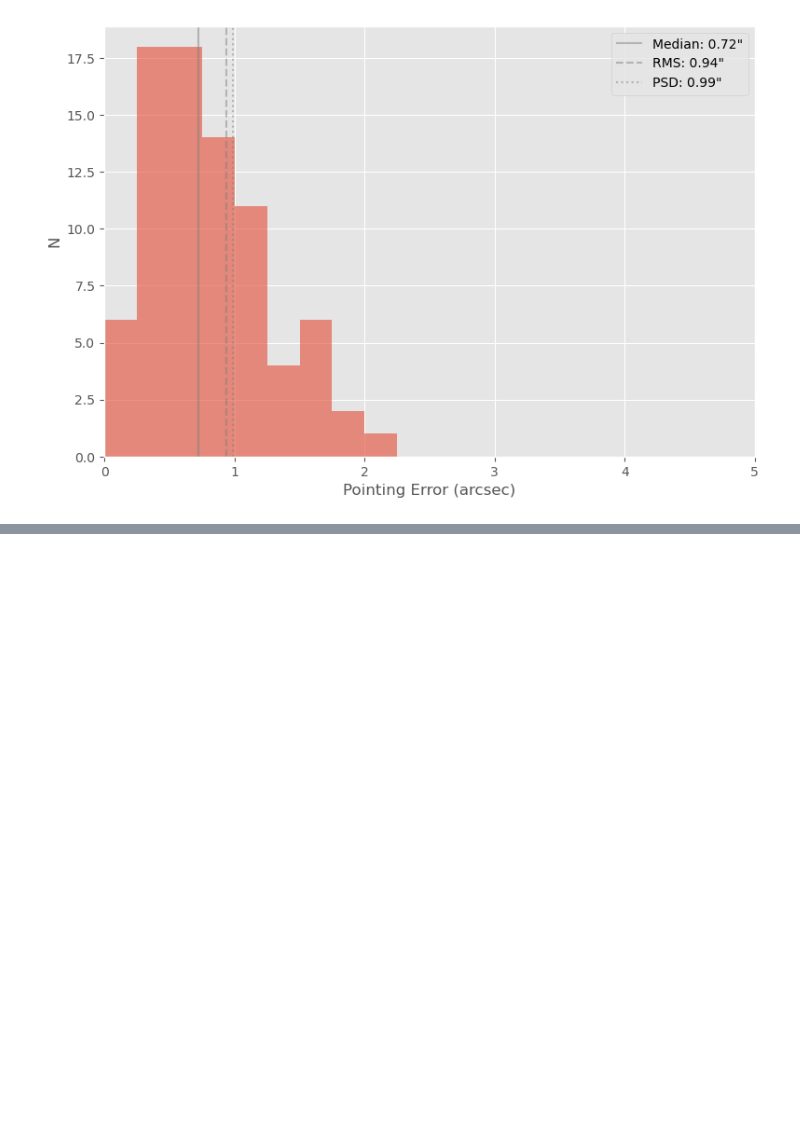
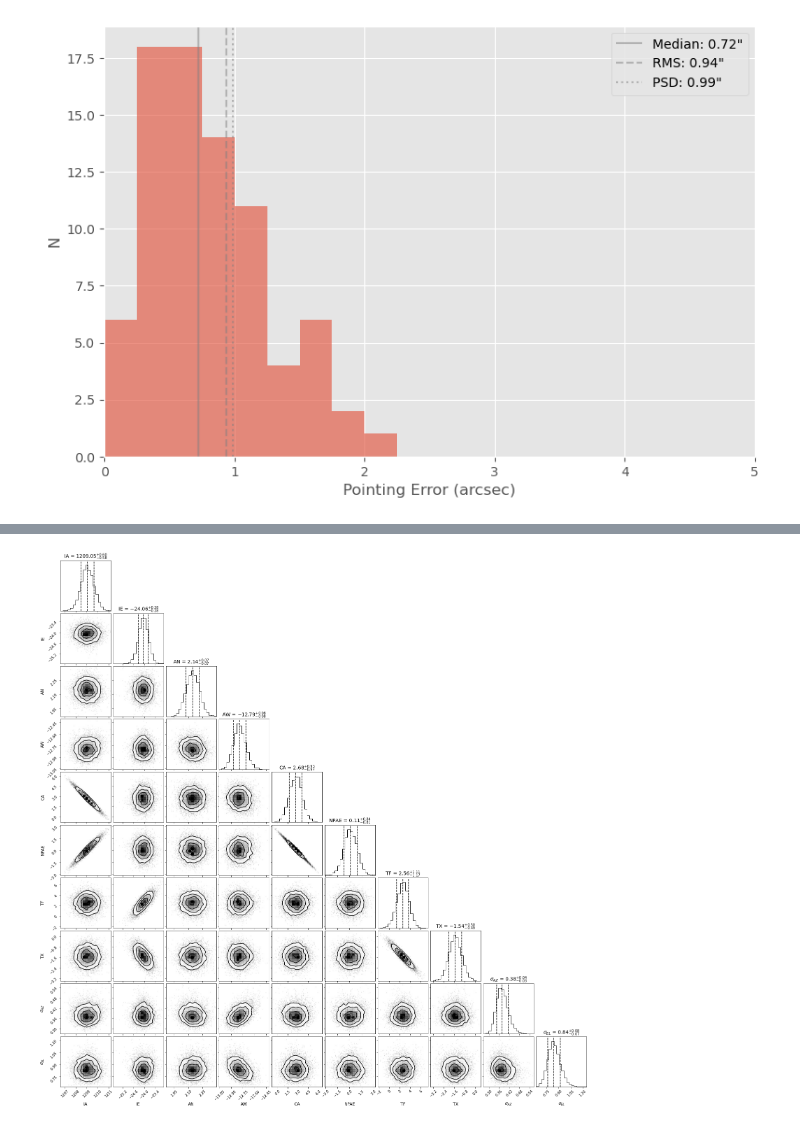
Before and after one commit to MMTObservatory/pytelpoint, a Jupyter notebook: notebooks/dev.ipynb, the cells around one changed output, grey strips where cells are left out. Cells and saved outputs as stored; diff of their text form; code cells hidden in the pictures; blank space fills up the shorter version.

```diff
--- a/notebooks/dev.ipynb
+++ b/notebooks/dev.ipynb
@@ -53,0 +91,4 @@ f = pointing_histogram(coo_ref, mc_coo)
+# %%
+f5_ref, f5_meas = read_raw_datfile("/home/tim/MMT/pointing_analysis/pointing_data/20200929/point_20200929.dat")
+# %%
+f5_idata = mc_tpoint(f5_ref, f5_meas)
@@ -53,0 +116,4 @@ f = pointing_histogram(coo_ref, mc_coo)
+# %%
+f = plot_corner(f5_idata)
+# %% [output]
+[figure, added]
```
Also changed, not shown: parts of 15 cells of this notebook.
